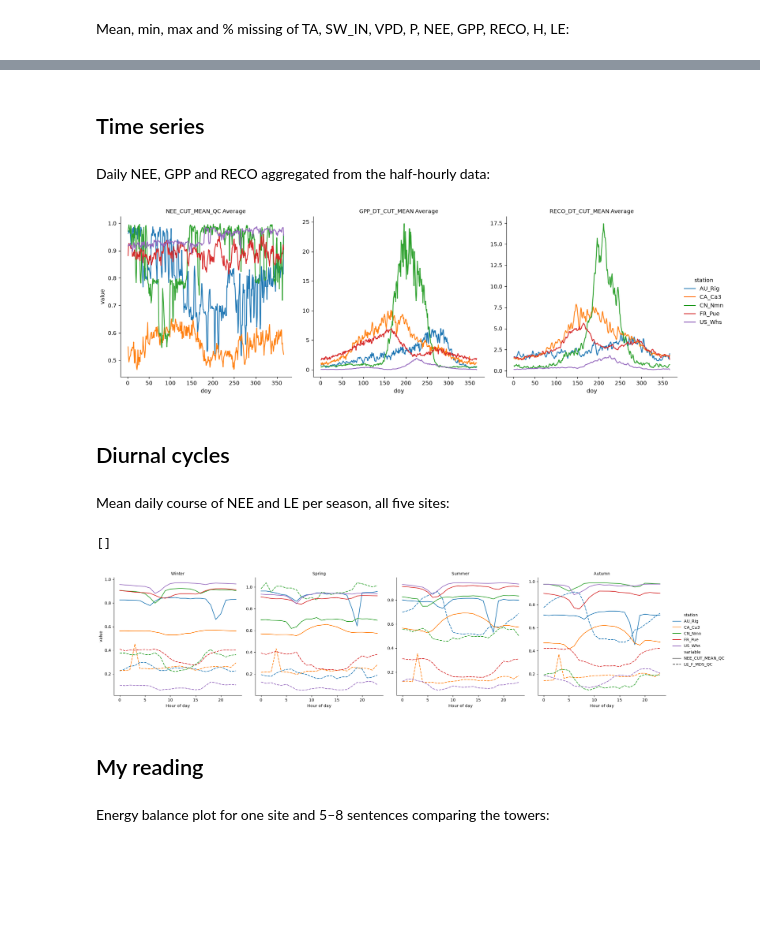
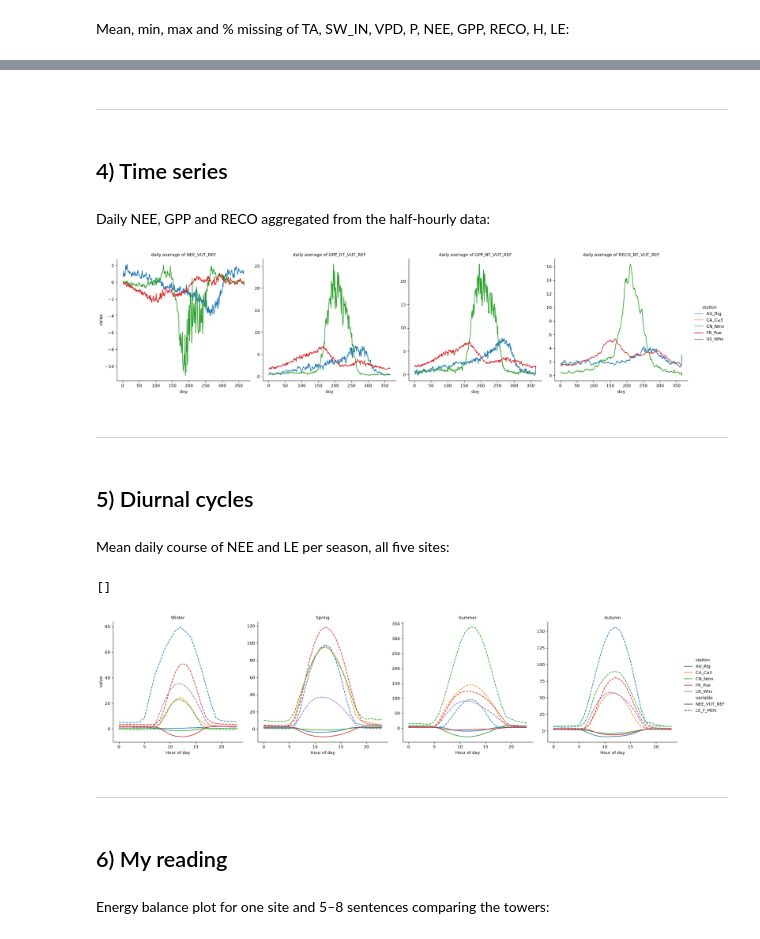
Before and after one commit to loew-b/datascience_env_monit, a Jupyter notebook: reports/block04_flux_observations.ipynb, the cells around one changed output, grey strips where cells are left out. Cells and saved outputs as stored; diff of their text form; code cells hidden in the pictures; blank space fills up the shorter version.

```diff
--- a/reports/block04_flux_observations.ipynb
+++ b/reports/block04_flux_observations.ipynb
@@ -42,8 +52,7 @@ for stn in files:
 data_df = pd.concat(data)
 
 # ---- Convert timestamp to datetime format ----
-data_df['TIME_START'] = pd.to_datetime(data_df['TIMESTAMP_START'])
-data_df['TIME_END'] = pd.to_datetime(data_df['TIMESTAMP_END'])
+data_df['TIME'] = pd.to_datetime(data_df['TIMESTAMP_START'], format="%Y%m%d%H%M")
 
 data_df = data_df.set_index(data_df.index.get_level_values(0))
 data_df['station'] = data_df.index
@@ -163,47 +190,53 @@ US_Whs                    0.02
+# %% [markdown]
+----------
 # %% [markdown]
-## Time series
+## 4\) Time series
 # %% [markdown]
 Daily NEE, GPP and RECO aggregated from the half-hourly data:
 # %%
 # ---- Aggregaring over DOY ----
 data_df['doy'] = data_df['TIME_START'].dt.day_of_year
 
-var_list = ['NEE_CUT_MEAN_QC', 'GPP_DT_CUT_MEAN', 'RECO_DT_CUT_MEAN']
+var_list = ['NEE_VUT_REF', 'GPP_DT_VUT_REF', 'GPP_NT_VUT_REF', 'RECO_NT_VUT_REF']
+
 time_series = data_df.groupby(['doy', 'station'])[var_list].mean().reset_index()
+
 time_series = pd.melt(
     time_series,
     id_vars=['doy', 'station'],
     var_name='variable',
     value_name='value'
 )
 
 # ---- Subplot for every variable ----
 g = sns.relplot(
     data=time_series, x='doy', y='value',
     hue='station', col='variable', # One subplot per variable
     kind='line', facet_kws={'sharey': False} # Each plot gets its own Y-axis scale
 )
 
-g.set_titles('{col_name} Average')
+g.set_titles('daily average of {col_name}')
 
 plt.show()
 # %% [output]
-[figure, old version]
+[figure, new version]
+# %% [markdown]
+----------
 # %% [markdown]
-## Diurnal cycles
+## 5\) Diurnal cycles
 # %% [markdown]
 Mean daily course of NEE and LE per season, all five sites:
 # %%
 def get_season(doy):
-    if 1 <= doy <= 59:        # Jan, Feb
+    if 1 <= doy <= 59:      # Jan, Feb
         return 'Winter'
-    elif 60 <= doy <= 90:     # Mar
+    elif 60 <= doy <= 151:  # Mar, Apr, May
         return 'Spring'
-    elif 91 <= doy <= 171:    # Apr, May, Jun
+    elif 152 <= doy <= 243: # Jun, Jul, Aug
         return 'Summer'
-    elif 172 <= doy <= 263:   # Jul, Aug, Sep
+    elif 244 <= doy <= 334: # Sep, Oct, Nov
         return 'Autumn'
-    else:                     # Oct, Nov, Dec
+    else:                   # Dec
         return 'Winter'
 
 data_df['season'] = data_df['doy'].apply(get_season)
@@ -211,7 +244,7 @@ season_order = ['Winter', 'Spring', 'Summer', 'Autumn']
 data_df['season'] = pd.Categorical(data_df['season'], categories=season_order, ordered=True)
 data_df['hour'] = data_df['TIME_START'].dt.hour
 
-var_list = ['NEE_CUT_MEAN_QC', 'LE_F_MDS_QC']
+var_list = ['NEE_VUT_REF', 'LE_F_MDS']
 
 diurnal_cycles = data_df.groupby(['station', 'hour', 'season'])[var_list].mean().reset_index()
 diurnal_cycles = pd.melt(
@@ -233,9 +266,11 @@ g.set_xlabels('Hour of day')
 plt.plot()
 # %% [output]
 []
-[figure, old version]
+[figure, new version]
+# %% [markdown]
+----------
 # %% [markdown]
-## My reading
+## 6\) My reading
 # %% [markdown]
 Energy balance plot for one site and 5–8 sentences comparing the towers:
 # %%
```
Also changed, not shown: parts of 18 cells of this notebook.
